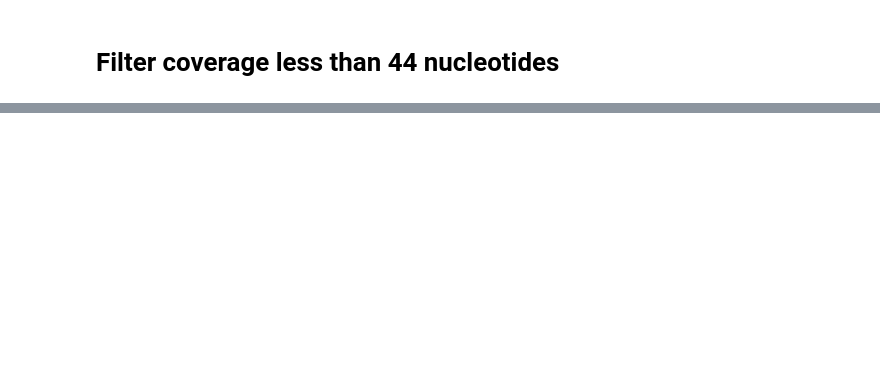
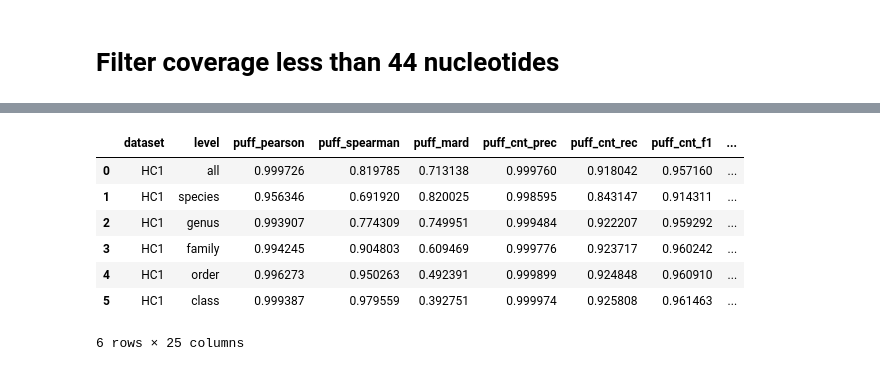
Before and after one commit to fataltes/quickNBs, a Jupyter notebook: pufferfish-krakmap-ISMB.ipynb, the cells around one changed output, grey strips where cells are left out. Drawn from its saved outputs; the diff is of its cells as text; code cells hidden in the pictures; blank space fills up the shorter version.

```diff
--- a/pufferfish-krakmap-ISMB.ipynb
+++ b/pufferfish-krakmap-ISMB.ipynb
@@ -334,0 +390,11 @@ cnt_f1
+# %%
+a.head(6)
+# %% [output]
+|  | dataset | level | puff_pearson | puff_spearman | puff_mard | puff_cnt_prec | puff_cnt_rec | puff_cnt_f1 | ... |
+| 0 | HC1 | all | 0.999726 | 0.819785 | 0.713138 | 0.999760 | 0.918042 | 0.957160 | ... |
+| 1 | HC1 | species | 0.956346 | 0.691920 | 0.820025 | 0.998595 | 0.843147 | 0.914311 | ... |
+| 2 | HC1 | genus | 0.993907 | 0.774309 | 0.749951 | 0.999484 | 0.922207 | 0.959292 | ... |
+| 3 | HC1 | family | 0.994245 | 0.904803 | 0.609469 | 0.999776 | 0.923717 | 0.960242 | ... |
+| 4 | HC1 | order | 0.996273 | 0.950263 | 0.492391 | 0.999899 | 0.924848 | 0.960910 | ... |
+| 5 | HC1 | class | 0.999387 | 0.979559 | 0.392751 | 0.999974 | 0.925808 | 0.961463 | ... |
+6 rows × 25 columns
```
Also changed, not shown: parts of 19 cells of this notebook.
